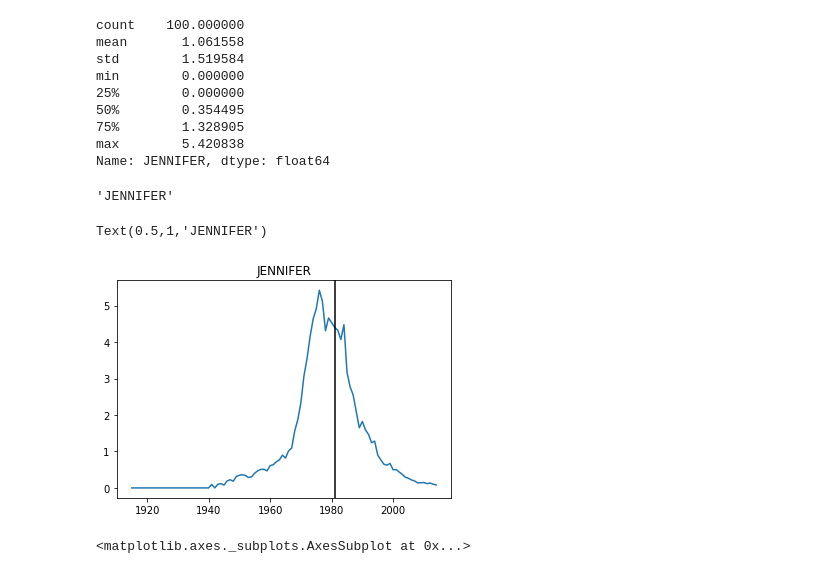
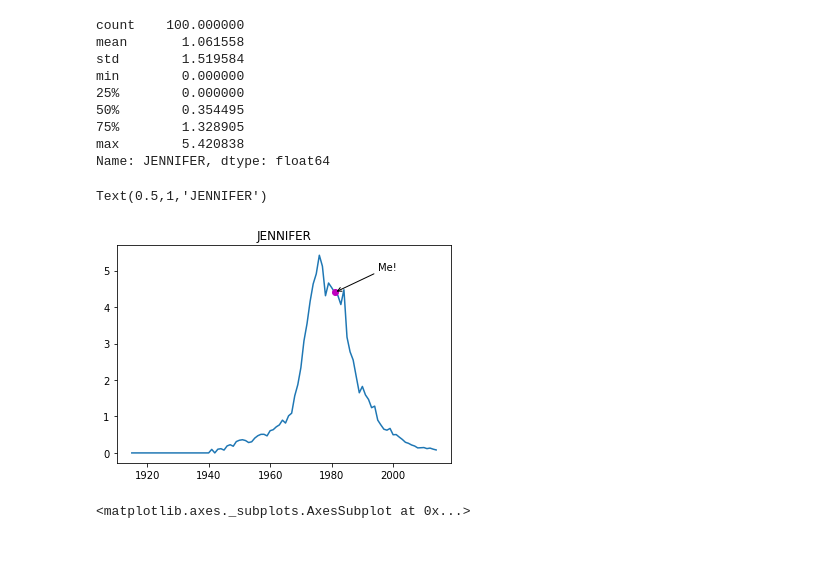
Before and after one commit to jenfly/pydata-intro-workshop, a Jupyter notebook: data-wrangling/Wrangling Baby Names Data.ipynb, the cells around one changed output. Saved outputs shown, nothing was run; the diff lists cells and outputs as text; code cells hidden in the pictures.

```diff
--- a/data-wrangling.ipynb
+++ b/data-wrangling/Wrangling Baby Names Data.ipynb
@@ -77,17 +77,15 @@ min        0.000000
 75%        1.328905
 max        5.420838
 Name: JENNIFER, dtype: float64
-# %%
-jennifer.name
-# %% [output]
-'JENNIFER'
-# %%
-jennifer.plot.line()
-plt.axvline(1981, color='k')
-plt.title('JENNIFER')
-# %% [output]
-Text(0.5,1,'JENNIFER')
-[figure, removed]
+# %%
+jennifer.plot.line()
+year = 1981
+plt.plot(year, jennifer[year], 'mo', markersize=6)
+plt.annotate('Me!', xy=(year, jennifer[year]), xytext=(1995, 5), arrowprops={'arrowstyle' : '->'})
+plt.title('JENNIFER')
+# %% [output]
+Text(0.5,1,'JENNIFER')
+[figure, added]
 # %%
 name = 'OLIVIA'
 series = name_series_percent(df, yrly_totals, name)
```
Also changed, not shown: parts of 5 cells of this notebook, 2 other files.
